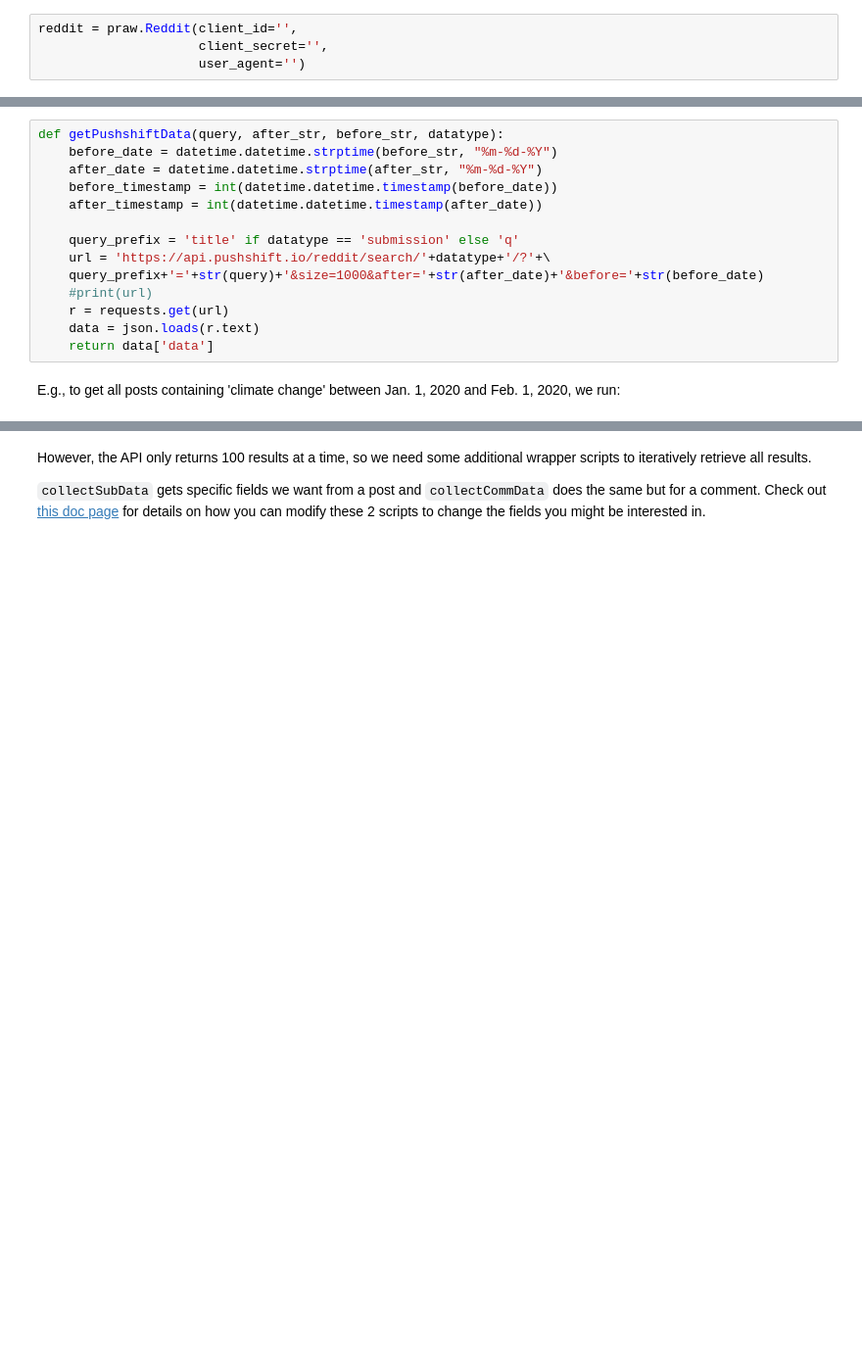
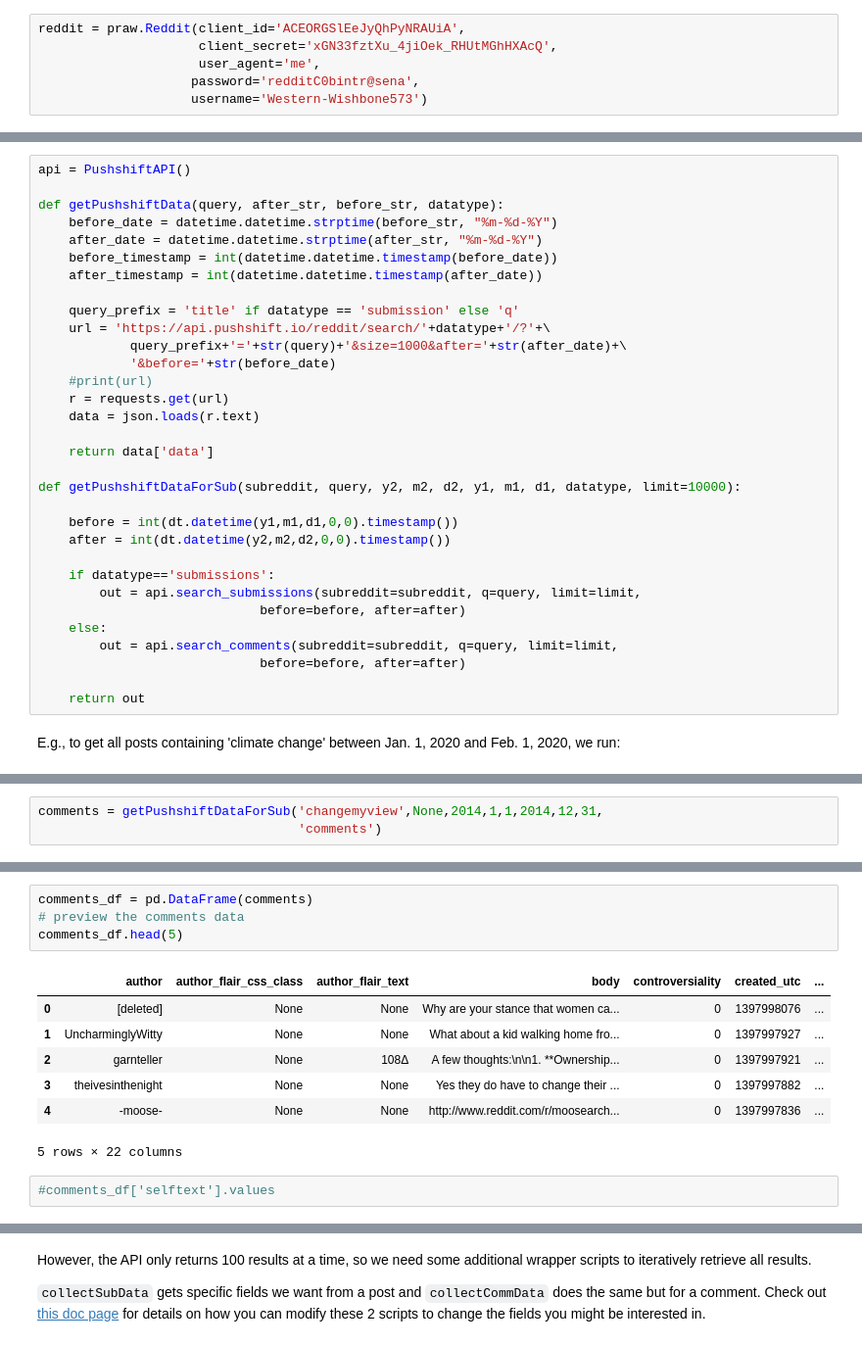
Before and after one commit to yiweiluo/Green-American-Lexicon, a Jupyter notebook: 1_data_collection/reddit/praw_pushshift_notebook.ipynb, the cells around one changed output, grey strips where cells are left out. Shown: that part at 98% size. Cells and saved outputs as stored; diff of their text form; blank space fills up the shorter version.

```diff
--- a/1_data_collection/reddit/praw_pushshift_notebook.ipynb
+++ b/1_data_collection/reddit/praw_pushshift_notebook.ipynb
@@ -38,6 +66,8 @@ The main advantage of Pushshift is that it accesses data from an archive, so eve
 # %% [markdown]
 You need to first create a reddit instance to use the PRAW API. Fill in the 3 fields (left blank) according to the instructions [here](#https://praw.readthedocs.io/en/latest/getting_started/authentication.html). Note: you will need to have a Reddit account and to register a developer app [here](#https://www.reddit.com/prefs/apps/).
 # %%
-reddit = praw.Reddit(client_id='',
-                     client_secret='',
-                     user_agent='')
+reddit = praw.Reddit(client_id='ACEORGSlEeJyQhPyNRAUiA',
+                     client_secret='xGN33fztXu_4jiOek_RHUtMGhHXAcQ',
+                     user_agent='me',
+                    password='redditC0bintr@sena',
+                    username='Western-Wishbone573')
@@ -281,6 +308,8 @@ The Pushshift API uses the requests library to make requests to 3 possible endpo
 # %% [markdown]
 The script below submits a request for a given query (i.e. keyword or set of keywords contained), a before and after date, and a given datatype (one of the 3 endpoints).
 # %%
+api = PushshiftAPI()
+
 def getPushshiftData(query, after_str, before_str, datatype):
     before_date = datetime.datetime.strptime(before_str, "%m-%d-%Y")
     after_date = datetime.datetime.strptime(after_str, "%m-%d-%Y")
@@ -289,10 +318,26 @@ def getPushshiftData(query, after_str, before_str, datatype):
 
     query_prefix = 'title' if datatype == 'submission' else 'q'
     url = 'https://api.pushshift.io/reddit/search/'+datatype+'/?'+\
-    query_prefix+'='+str(query)+'&size=1000&after='+str(after_date)+'&before='+str(before_date)
+            query_prefix+'='+str(query)+'&size=1000&after='+str(after_date)+\
+            '&before='+str(before_date)
     #print(url)
     r = requests.get(url)
     data = json.loads(r.text)
+
     return data['data']
+
+def getPushshiftDataForSub(subreddit, query, y2, m2, d2, y1, m1, d1, datatype, limit=10000):
+
+    before = int(dt.datetime(y1,m1,d1,0,0).timestamp())
+    after = int(dt.datetime(y2,m2,d2,0,0).timestamp())
+
+    if datatype=='submissions':
+        out = api.search_submissions(subreddit=subreddit, q=query, limit=limit,
+                             before=before, after=after)
+    else:
+        out = api.search_comments(subreddit=subreddit, q=query, limit=limit,
+                             before=before, after=after)
+
+    return out
 # %% [markdown]
 E.g., to get all posts containing 'climate change' between Jan. 1, 2020 and Feb. 1, 2020, we run:
@@ -320,0 +344,3 @@ len(out),out[0]
+# %%
+comments = getPushshiftDataForSub('changemyview',None,2014,1,1,2014,12,31,
+                                  'comments')
@@ -320,0 +361,14 @@ len(out),out[0]
+# %%
+comments_df = pd.DataFrame(comments)
+# preview the comments data
+comments_df.head(5)
+# %% [output]
+|  | author | author_flair_css_class | author_flair_text | body | controversiality | created_utc | ... |
+| 0 | [deleted] | None | None | Why are your stance that women ca... | 0 | 1397998076 | ... |
+| 1 | UncharminglyWitty | None | None | What about a kid walking home fro... | 0 | 1397997927 | ... |
+| 2 | garnteller | None | 108Δ | A few thoughts:\n\n1. **Ownership... | 0 | 1397997921 | ... |
+| 3 | theivesinthenight | None | None | Yes they do have to change their ... | 0 | 1397997882 | ... |
+| 4 | -moose- | None | None | http://www.reddit.com/r/moosearch... | 0 | 1397997836 | ... |
+5 rows × 22 columns
+# %%
+#comments_df['selftext'].values
```
Also changed, not shown: parts of 33 cells of this notebook, 4 other files.
